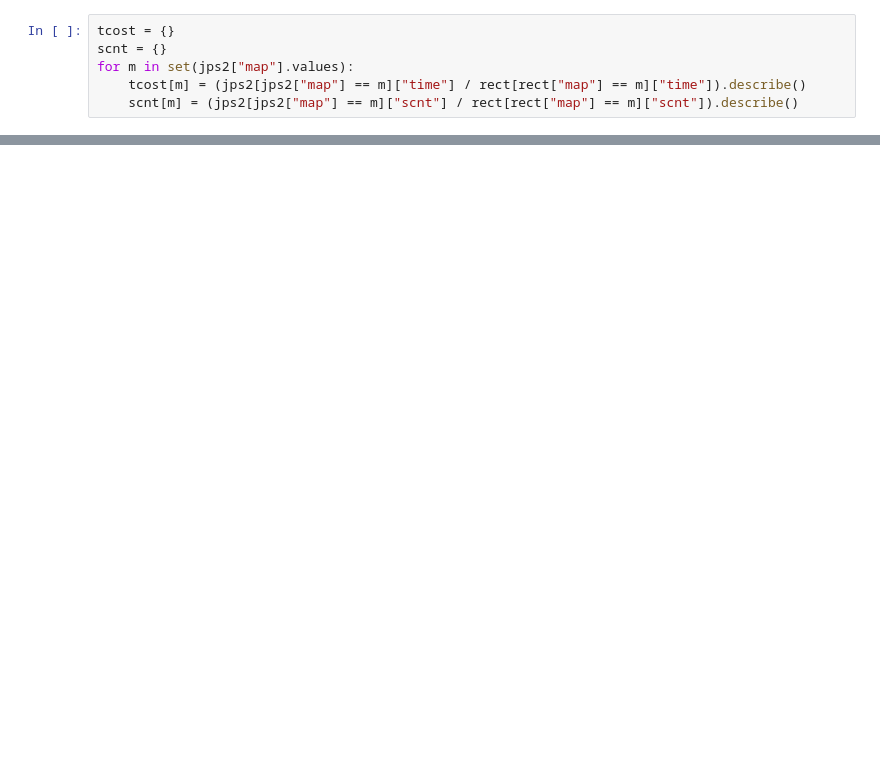
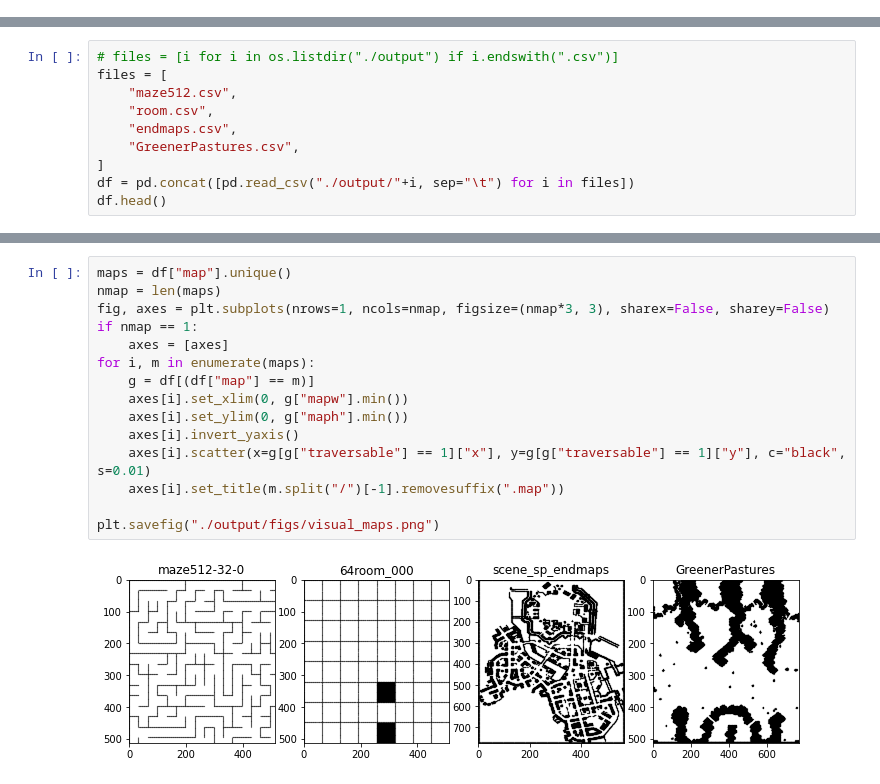
Before and after one commit to eggeek/warhog, a Jupyter notebook: warthog/expr.ipynb, the cells around one changed output, grey strips where cells are left out. Drawn from its saved outputs; the diff is of its cells as text; blank space fills up the shorter version.

```diff
--- a/warthog/expr.ipynb
+++ b/warthog/expr.ipynb
@@ -86,6 +209,0 @@ TypeError: merge() got an unexpected keyword argument 'other'
-# %%
-tcost = {}
-scnt = {}
-for m in set(jps2["map"].values):
-    tcost[m] = (jps2[jps2["map"] == m]["time"] / rect[rect["map"] == m]["time"]).describe()
-    scnt[m] = (jps2[jps2["map"] == m]["scnt"] / rect[rect["map"] == m]["scnt"]).describe()
@@ -91,0 +357,10 @@ for m in set(jps2["map"].values):
+# %%
+# files = [i for i in os.listdir("./output") if i.endswith(".csv")]
+files = [
+    "maze512.csv",
+    "room.csv",
+    "endmaps.csv",
+    "GreenerPastures.csv",
+]
+df = pd.concat([pd.read_csv("./output/"+i, sep="\t") for i in files])
+df.head()
@@ -91,0 +374,17 @@ for m in set(jps2["map"].values):
+# %%
+maps = df["map"].unique()
+nmap = len(maps)
+fig, axes = plt.subplots(nrows=1, ncols=nmap, figsize=(nmap*3, 3), sharex=False, sharey=False)
+if nmap == 1:
+    axes = [axes]
+for i, m in enumerate(maps):
+    g = df[(df["map"] == m)]
+    axes[i].set_xlim(0, g["mapw"].min())
+    axes[i].set_ylim(0, g["maph"].min())
+    axes[i].invert_yaxis()
+    axes[i].scatter(x=g[g["traversable"] == 1]["x"], y=g[g["traversable"] == 1]["y"], c="black", s=0.01)
+    axes[i].set_title(m.split("/")[-1].removesuffix(".map"))
+
+plt.savefig("./output/figs/visual_maps.png")
+# %% [output]
+[figure, added]
```
Also changed, not shown: parts of 34 cells of this notebook.
